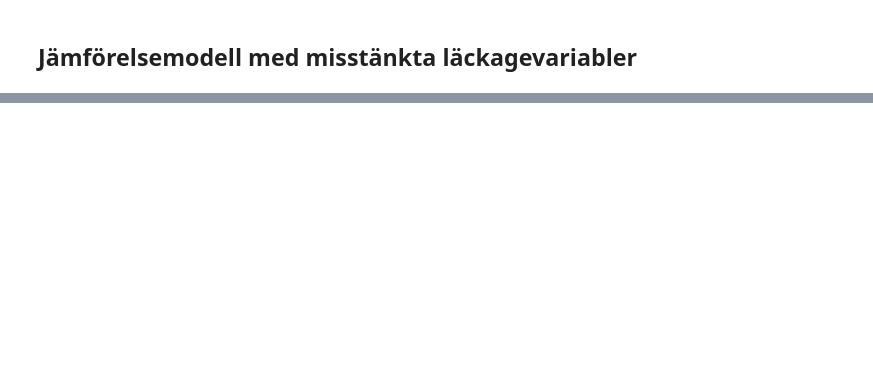
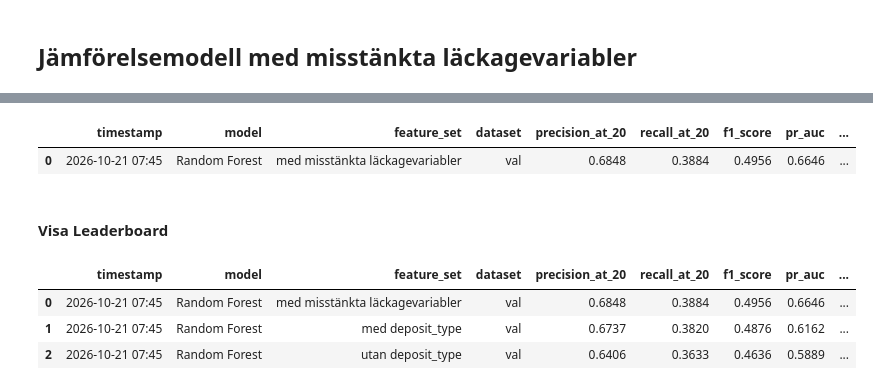
Before and after one commit to Shara-Hysen/data-science-group-project, a Jupyter notebook: notebooks/05_random_forest.ipynb, the cells around one changed output, grey strips where cells are left out. Cells and saved outputs as stored; diff of their text form; code cells hidden in the pictures; blank space fills up the shorter version.

```diff
--- a/notebooks/05_random_forest.ipynb
+++ b/notebooks/05_random_forest.ipynb
@@ -556,0 +542,11 @@ Jämförelsen kan inte avgöra om dataläckage förekommer, eftersom det inte g
+# %%
+# Loggning: kör bara den här cellen en gång per slutlig variant
+notes = f"n_estimators=100, max_depth=15, min_samples_leaf=10, antal_traning={len(y_train)}"
+
+log_experiment(model_name="Random Forest", feature_set="med deposit_type",
+               metrics=metrics_full, dataset="val", notes=notes)
+log_experiment(model_name="Random Forest", feature_set="utan deposit_type",
+               metrics=metrics_no_dep, dataset="val", notes=notes)
+log_experiment(model_name="Random Forest", feature_set="med misstänkta läckagevariabler",
+               metrics=metrics_leak, dataset="val", notes=notes)
+# %% [output]
@@ -556,0 +556,13 @@ Jämförelsen kan inte avgöra om dataläckage förekommer, eftersom det inte g
+|  | timestamp | model | feature_set | dataset | precision_at_20 | recall_at_20 | f1_score | pr_auc | ... |
+| 0 | 2026-10-21 07:45 | Random Forest | med misstänkta läckagevariabler | val | 0.6848 | 0.3884 | 0.4956 | 0.6646 | ... |
+# %% [markdown]
+#### Visa Leaderboard
+# %%
+# Visa sammanställning av alla loggade körningar
+leaderboard = get_leaderboard()
+display(leaderboard)
+# %% [output]
+|  | timestamp | model | feature_set | dataset | precision_at_20 | recall_at_20 | f1_score | pr_auc | ... |
+| 0 | 2026-10-21 07:45 | Random Forest | med misstänkta läckagevariabler | val | 0.6848 | 0.3884 | 0.4956 | 0.6646 | ... |
+| 1 | 2026-10-21 07:45 | Random Forest | med deposit_type | val | 0.6737 | 0.3820 | 0.4876 | 0.6162 | ... |
+| 2 | 2026-10-21 07:45 | Random Forest | utan deposit_type | val | 0.6406 | 0.3633 | 0.4636 | 0.5889 | ... |
```
Also changed, not shown: parts of 24 cells of this notebook, 3 other files.
